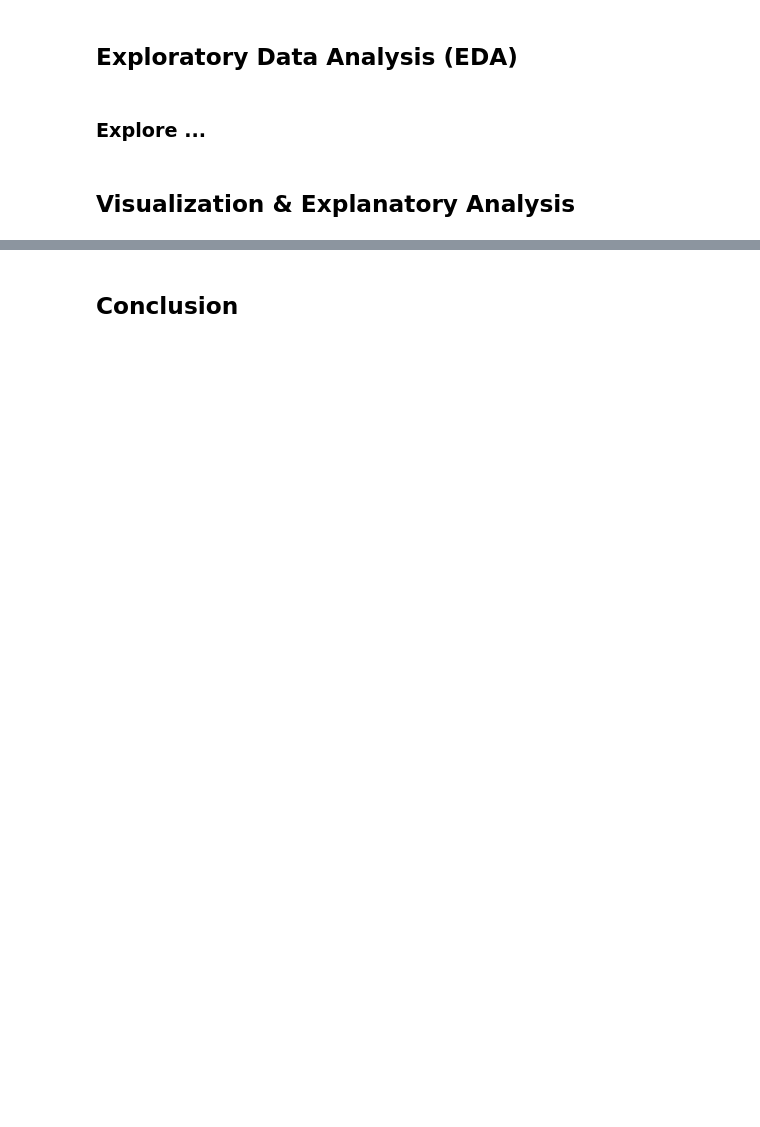
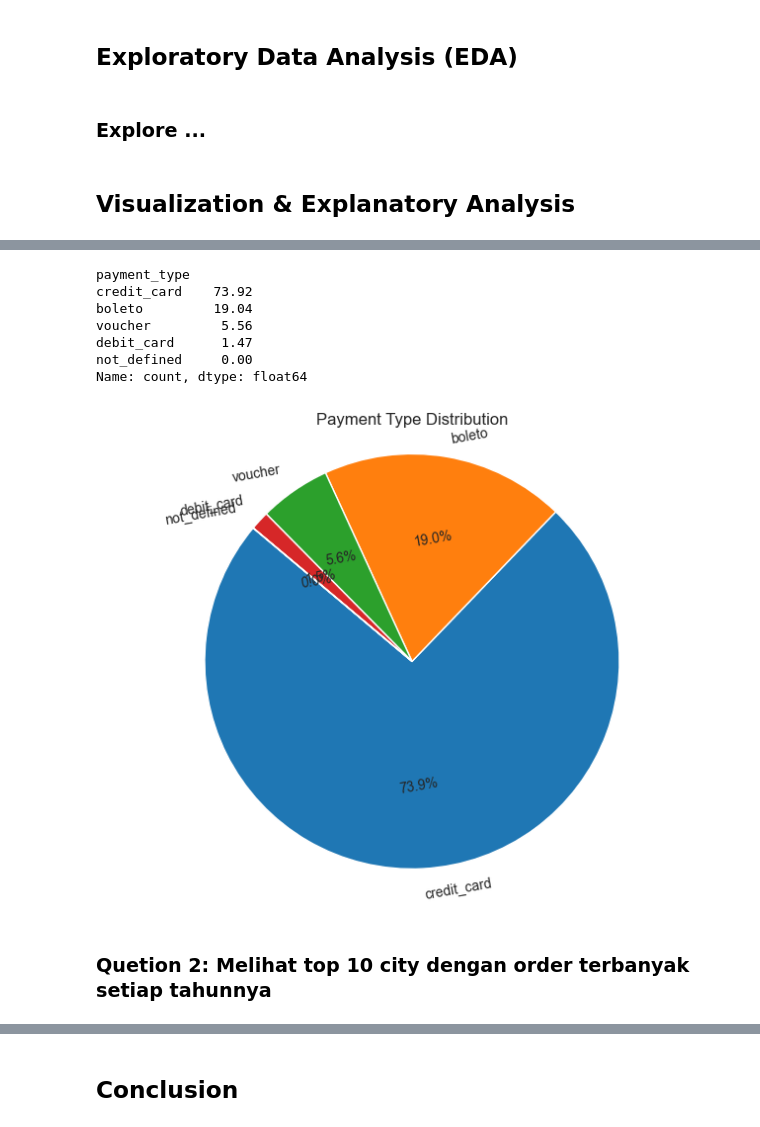
Before and after one commit to AgufSamudra/e-commerce-analysis, a Jupyter notebook: Proyek_Analisis_Data.ipynb, the cells around one changed output, grey strips where cells are left out. Drawn from its saved outputs; the diff is of its cells as text; code cells hidden in the pictures; blank space fills up the shorter version.

Commit message:
answers three quetions goals

```diff
--- a/Proyek_Analisis_Data.ipynb
+++ b/Proyek_Analisis_Data.ipynb
@@ -234,0 +329,27 @@ orders_df.describe()
+# %%
+# Data value counts dari payment_type
+total_counts = orders_payments_df["payment_type"].count()
+value_counts = orders_payments_df["payment_type"].value_counts()
+
+payment_type_percentages = (value_counts / total_counts) * 100
+print(payment_type_percentages.round(2))
+
+# Plot pie chart
+plt.figure(figsize=(8, 6))
+sns.set_style("whitegrid")
+sns.color_palette("pastel")
+plt.pie(value_counts, labels=value_counts.index, autopct='%1.1f%%', startangle=140, textprops={'rotation': 10})
+plt.title('Payment Type Distribution')
+plt.axis('equal')  # Menyamakan skala sumbu x dan y untuk membuat lingkaran
+plt.show()
+# %% [output]
+payment_type
+credit_card    73.92
+boleto         19.04
+voucher         5.56
+debit_card      1.47
+not_defined     0.00
+Name: count, dtype: float64
+[figure, added]
+# %% [markdown]
+### Quetion 2: Melihat top 10 city dengan order terbanyak setiap tahunnya
```
Also changed, not shown: parts of 29 cells of this notebook.
